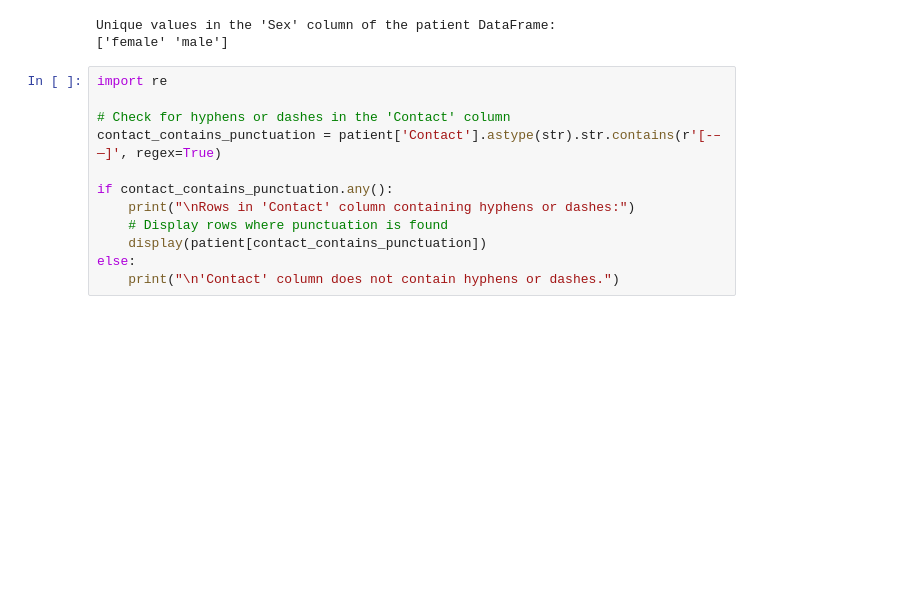
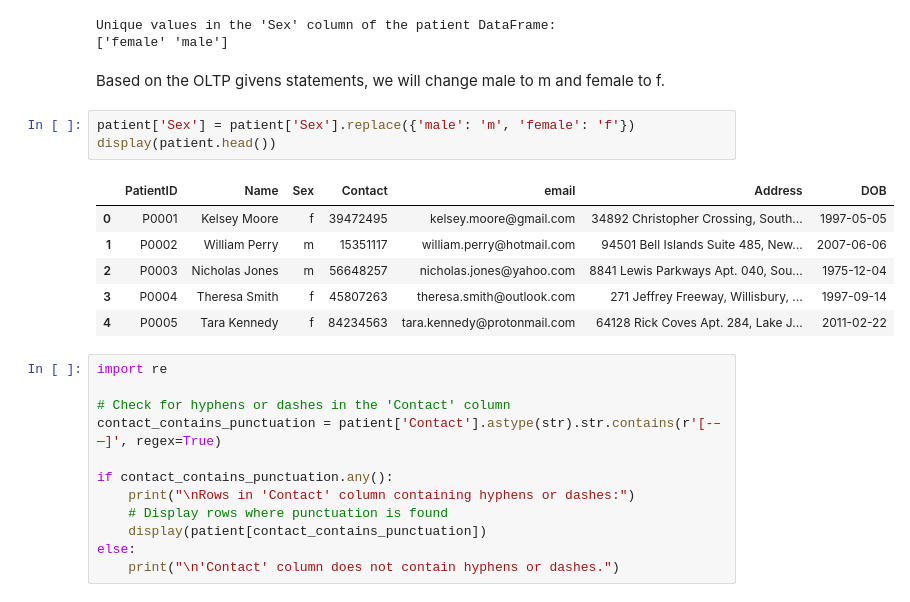
Before and after one commit to ATLAS097/Data-Engineering-CA2, a Jupyter notebook: data_cleaning.ipynb, the cells around one changed output. Cells and saved outputs as stored; diff of their text form; blank space fills up the shorter version.

```diff
--- a/data_cleaning.ipynb
+++ b/data_cleaning.ipynb
@@ -771,6 +784,18 @@ print(unique_sex_values)
 # %% [output]
 Unique values in the 'Sex' column of the patient DataFrame:
 ['female' 'male']
+# %% [markdown]
+Based on the OLTP givens statements, we will change male to m and female to f.
+# %%
+patient['Sex'] = patient['Sex'].replace({'male': 'm', 'female': 'f'})
+display(patient.head())
+# %% [output]
+|  | PatientID | Name | Sex | Contact | email | Address | DOB |
+| 0 | P0001 | Kelsey Moore | f | 39472495 | kelsey.moore@gmail.com | 34892 Christopher Crossing, South... | 1997-05-05 |
+| 1 | P0002 | William Perry | m | 15351117 | william.perry@hotmail.com | 94501 Bell Islands Suite 485, New... | 2007-06-06 |
+| 2 | P0003 | Nicholas Jones | m | 56648257 | nicholas.jones@yahoo.com | 8841 Lewis Parkways Apt. 040, Sou... | 1975-12-04 |
+| 3 | P0004 | Theresa Smith | f | 45807263 | theresa.smith@outlook.com | 271 Jeffrey Freeway, Willisbury, ... | 1997-09-14 |
+| 4 | P0005 | Tara Kennedy | f | 84234563 | tara.kennedy@protonmail.com | 64128 Rick Coves Apt. 284, Lake J... | 2011-02-22 |
 # %%
 import re
 
```
Also changed, not shown: parts of 18 cells of this notebook.
